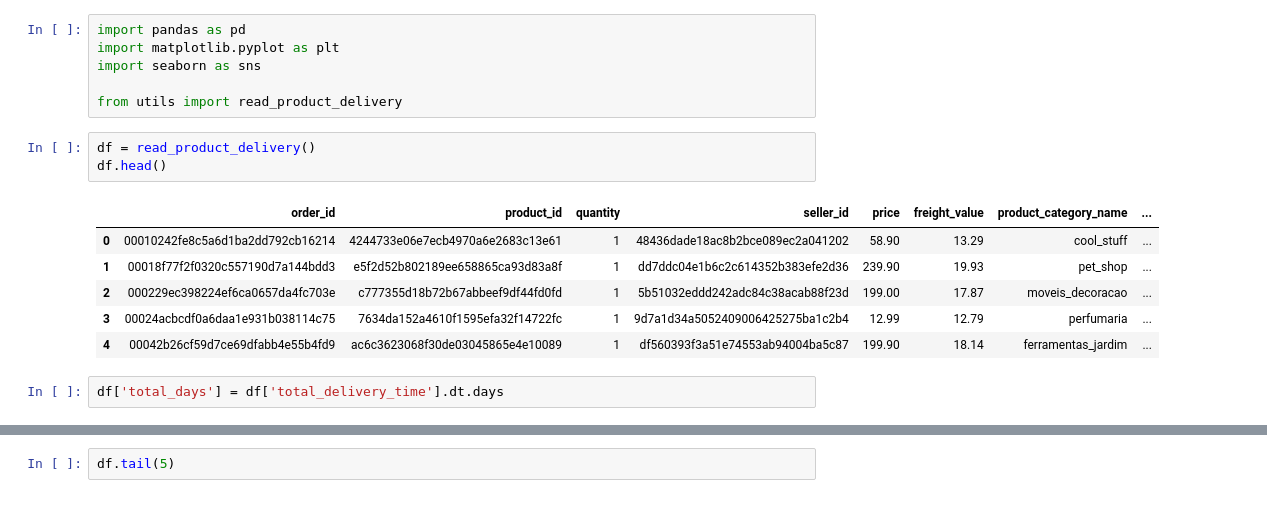
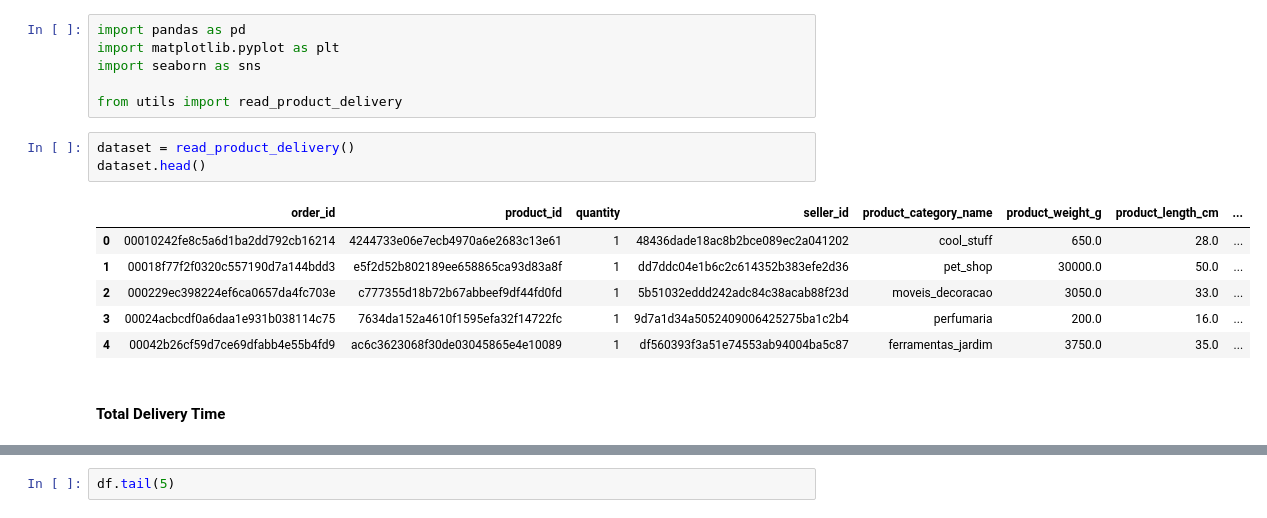
Before and after one commit to yunwe/olist-logistics-efficiency, a Jupyter notebook: notebooks/Product Category.ipynb, the cells around one changed output, grey strips where cells are left out. Drawn from its saved outputs; the diff is of its cells as text.

```diff
--- a/notebooks/Product Category.ipynb
+++ b/notebooks/Product Category.ipynb
@@ -9,15 +9,15 @@ import seaborn as sns
 
 from utils import read_product_delivery
 # %%
-df = read_product_delivery()
-df.head()
+dataset = read_product_delivery()
+dataset.head()
 # %% [output]
-|  | order_id | product_id | quantity | seller_id | price | freight_value | product_category_name | ... |
-| 0 | 00010242fe8c5a6d1ba2dd792cb16214 | 4244733e06e7ecb4970a6e2683c13e61 | 1 | 48436dade18ac8b2bce089ec2a041202 | 58.90 | 13.29 | cool_stuff | ... |
-| 1 | 00018f77f2f0320c557190d7a144bdd3 | e5f2d52b802189ee658865ca93d83a8f | 1 | dd7ddc04e1b6c2c614352b383efe2d36 | 239.90 | 19.93 | pet_shop | ... |
-| 2 | 000229ec398224ef6ca0657da4fc703e | c777355d18b72b67abbeef9df44fd0fd | 1 | 5b51032eddd242adc84c38acab88f23d | 199.00 | 17.87 | moveis_decoracao | ... |
-| 3 | 00024acbcdf0a6daa1e931b038114c75 | 7634da152a4610f1595efa32f14722fc | 1 | 9d7a1d34a5052409006425275ba1c2b4 | 12.99 | 12.79 | perfumaria | ... |
-| 4 | 00042b26cf59d7ce69dfabb4e55b4fd9 | ac6c3623068f30de03045865e4e10089 | 1 | df560393f3a51e74553ab94004ba5c87 | 199.90 | 18.14 | ferramentas_jardim | ... |
+|  | order_id | product_id | quantity | seller_id | product_category_name | product_weight_g | product_length_cm | ... |
+| 0 | 00010242fe8c5a6d1ba2dd792cb16214 | 4244733e06e7ecb4970a6e2683c13e61 | 1 | 48436dade18ac8b2bce089ec2a041202 | cool_stuff | 650.0 | 28.0 | ... |
+| 1 | 00018f77f2f0320c557190d7a144bdd3 | e5f2d52b802189ee658865ca93d83a8f | 1 | dd7ddc04e1b6c2c614352b383efe2d36 | pet_shop | 30000.0 | 50.0 | ... |
+| 2 | 000229ec398224ef6ca0657da4fc703e | c777355d18b72b67abbeef9df44fd0fd | 1 | 5b51032eddd242adc84c38acab88f23d | moveis_decoracao | 3050.0 | 33.0 | ... |
+| 3 | 00024acbcdf0a6daa1e931b038114c75 | 7634da152a4610f1595efa32f14722fc | 1 | 9d7a1d34a5052409006425275ba1c2b4 | perfumaria | 200.0 | 16.0 | ... |
+| 4 | 00042b26cf59d7ce69dfabb4e55b4fd9 | ac6c3623068f30de03045865e4e10089 | 1 | df560393f3a51e74553ab94004ba5c87 | ferramentas_jardim | 3750.0 | 35.0 | ... |
-# %%
-df['total_days'] = df['total_delivery_time'].dt.days
+# %% [markdown]
+#### Total Delivery Time
 # %%
```
Also changed, not shown: parts of 5 cells of this notebook, 18 other files.
